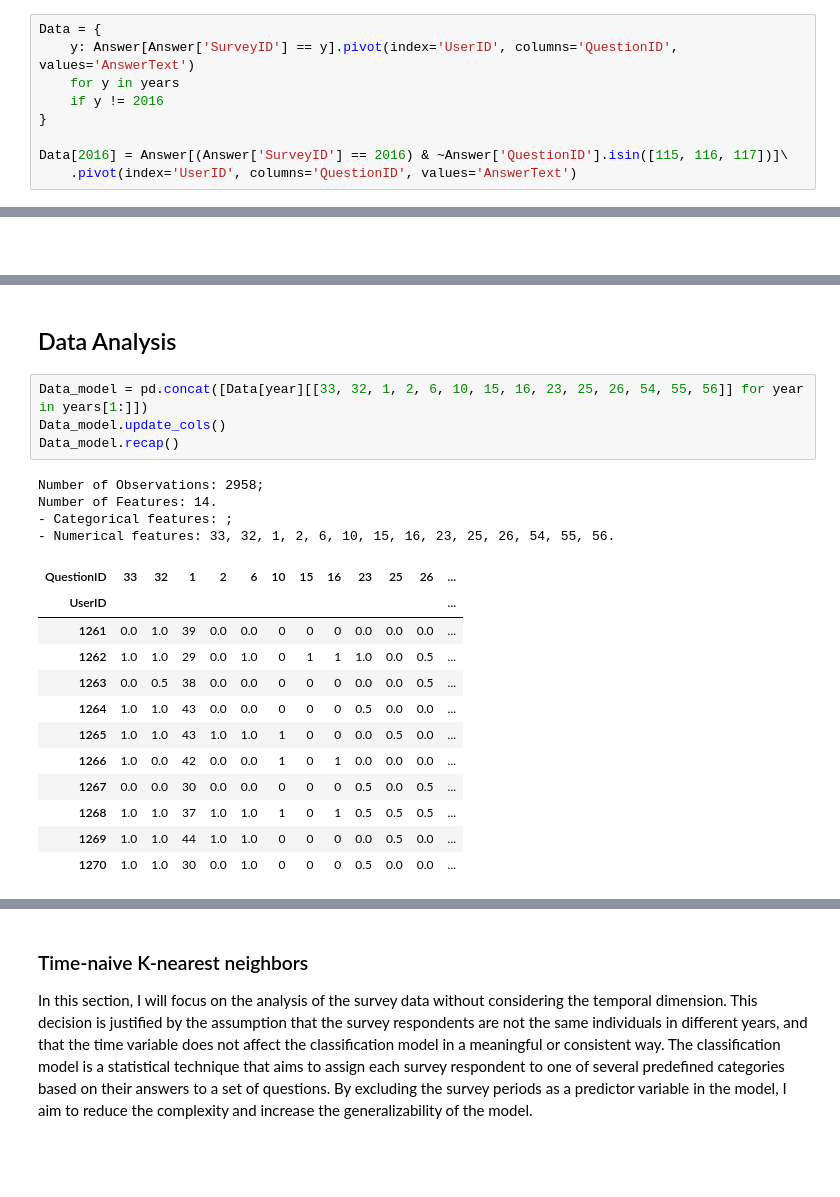
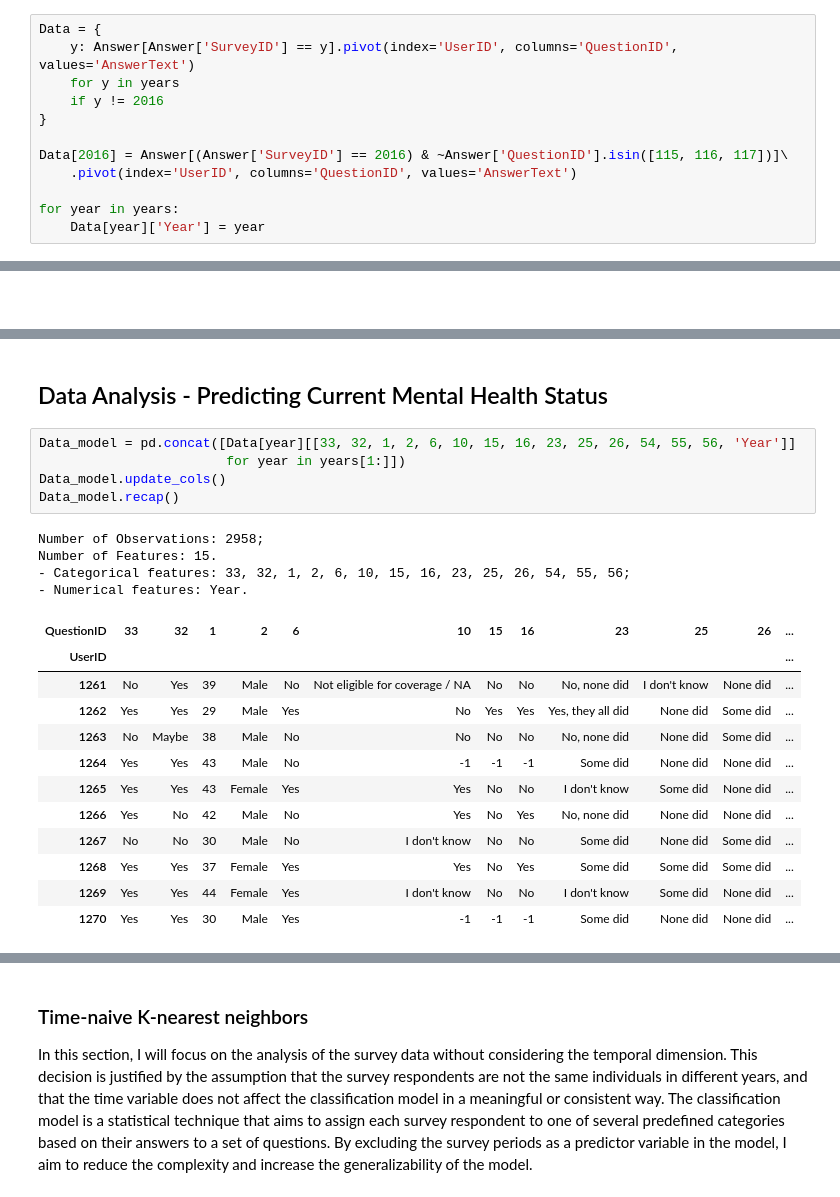
Before and after one commit to 2HO4/MentalHealth, a Jupyter notebook: DataAnalysis_MentalHealth.ipynb, the cells around one changed output, grey strips where cells are left out. Saved outputs shown, nothing was run; the diff lists cells and outputs as text; blank space fills up the shorter version.

```diff
--- a/DataAnalysis_MentalHealth.ipynb
+++ b/DataAnalysis_MentalHealth.ipynb
@@ -616,3 +621,6 @@ Data = {
 
 Data[2016] = Answer[(Answer['SurveyID'] == 2016) & ~Answer['QuestionID'].isin([115, 116, 117])]\
     .pivot(index='UserID', columns='QuestionID', values='AnswerText')
+
+for year in years:
+    Data[year]['Year'] = year
@@ -1018,23 +995,24 @@ Data_personalInfo.head(10)
 # %% [markdown]
-## Data Analysis
+## Data Analysis - Predicting Current Mental Health Status
 # %%
-Data_model = pd.concat([Data[year][[33, 32, 1, 2, 6, 10, 15, 16, 23, 25, 26, 54, 55, 56]] for year in years[1:]])
+Data_model = pd.concat([Data[year][[33, 32, 1, 2, 6, 10, 15, 16, 23, 25, 26, 54, 55, 56, 'Year']]
+                        for year in years[1:]])
 Data_model.update_cols()
 Data_model.recap()
 # %% [output]
 Number of Observations: 2958;
-Number of Features: 14.
-- Categorical features: ;
-- Numerical features: 33, 32, 1, 2, 6, 10, 15, 16, 23, 25, 26, 54, 55, 56.
+Number of Features: 15.
+- Categorical features: 33, 32, 1, 2, 6, 10, 15, 16, 23, 25, 26, 54, 55, 56;
+- Numerical features: Year.
 | QuestionID | 33 | 32 | 1 | 2 | 6 | 10 | 15 | 16 | 23 | 25 | 26 | ... |
 | UserID |  |  |  |  |  |  |  |  |  |  |  | ... |
-| 1261 | 0.0 | 1.0 | 39 | 0.0 | 0.0 | 0 | 0 | 0 | 0.0 | 0.0 | 0.0 | ... |
-| 1262 | 1.0 | 1.0 | 29 | 0.0 | 1.0 | 0 | 1 | 1 | 1.0 | 0.0 | 0.5 | ... |
-| 1263 | 0.0 | 0.5 | 38 | 0.0 | 0.0 | 0 | 0 | 0 | 0.0 | 0.0 | 0.5 | ... |
-| 1264 | 1.0 | 1.0 | 43 | 0.0 | 0.0 | 0 | 0 | 0 | 0.5 | 0.0 | 0.0 | ... |
-| 1265 | 1.0 | 1.0 | 43 | 1.0 | 1.0 | 1 | 0 | 0 | 0.0 | 0.5 | 0.0 | ... |
-| 1266 | 1.0 | 0.0 | 42 | 0.0 | 0.0 | 1 | 0 | 1 | 0.0 | 0.0 | 0.0 | ... |
-| 1267 | 0.0 | 0.0 | 30 | 0.0 | 0.0 | 0 | 0 | 0 | 0.5 | 0.0 | 0.5 | ... |
-| 1268 | 1.0 | 1.0 | 37 | 1.0 | 1.0 | 1 | 0 | 1 | 0.5 | 0.5 | 0.5 | ... |
-| 1269 | 1.0 | 1.0 | 44 | 1.0 | 1.0 | 0 | 0 | 0 | 0.0 | 0.5 | 0.0 | ... |
-| 1270 | 1.0 | 1.0 | 30 | 0.0 | 1.0 | 0 | 0 | 0 | 0.5 | 0.0 | 0.0 | ... |
+| 1261 | No | Yes | 39 | Male | No | Not eligible for coverage / NA | No | No | No, none did | I don't know | None did | ... |
+| 1262 | Yes | Yes | 29 | Male | Yes | No | Yes | Yes | Yes, they all did | None did | Some did | ... |
+| 1263 | No | Maybe | 38 | Male | No | No | No | No | No, none did | None did | Some did | ... |
+| 1264 | Yes | Yes | 43 | Male | No | -1 | -1 | -1 | Some did | None did | None did | ... |
+| 1265 | Yes | Yes | 43 | Female | Yes | Yes | No | No | I don't know | Some did | None did | ... |
+| 1266 | Yes | No | 42 | Male | No | Yes | No | Yes | No, none did | None did | None did | ... |
+| 1267 | No | No | 30 | Male | No | I don't know | No | No | Some did | None did | Some did | ... |
+| 1268 | Yes | Yes | 37 | Female | Yes | Yes | No | Yes | Some did | Some did | Some did | ... |
+| 1269 | Yes | Yes | 44 | Female | Yes | I don't know | No | No | I don't know | Some did | None did | ... |
+| 1270 | Yes | Yes | 30 | Male | Yes | -1 | -1 | -1 | Some did | None did | None did | ... |
```
Also changed, not shown: parts of 23 cells of this notebook, 3 other files.
